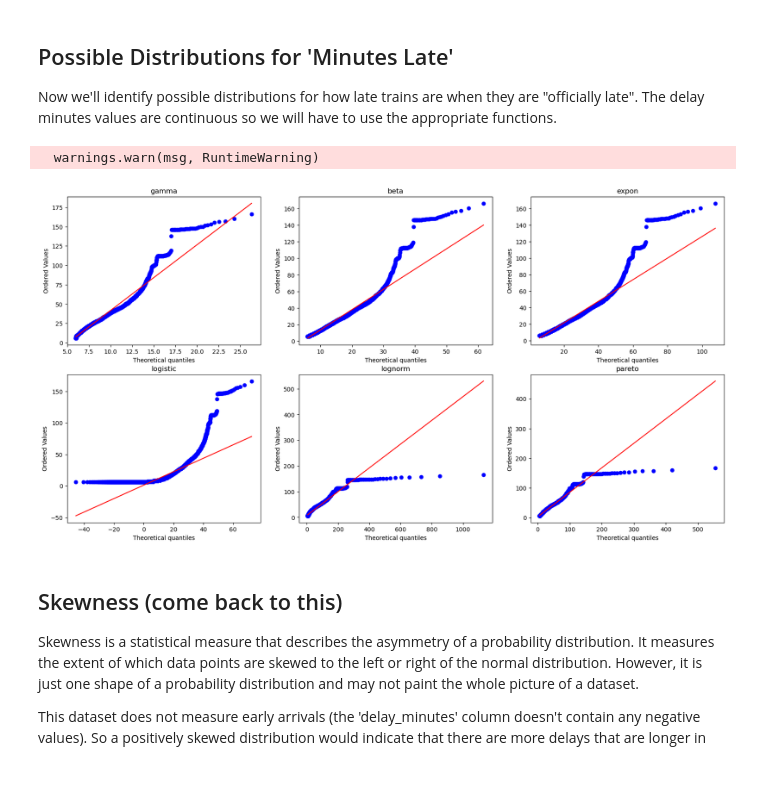
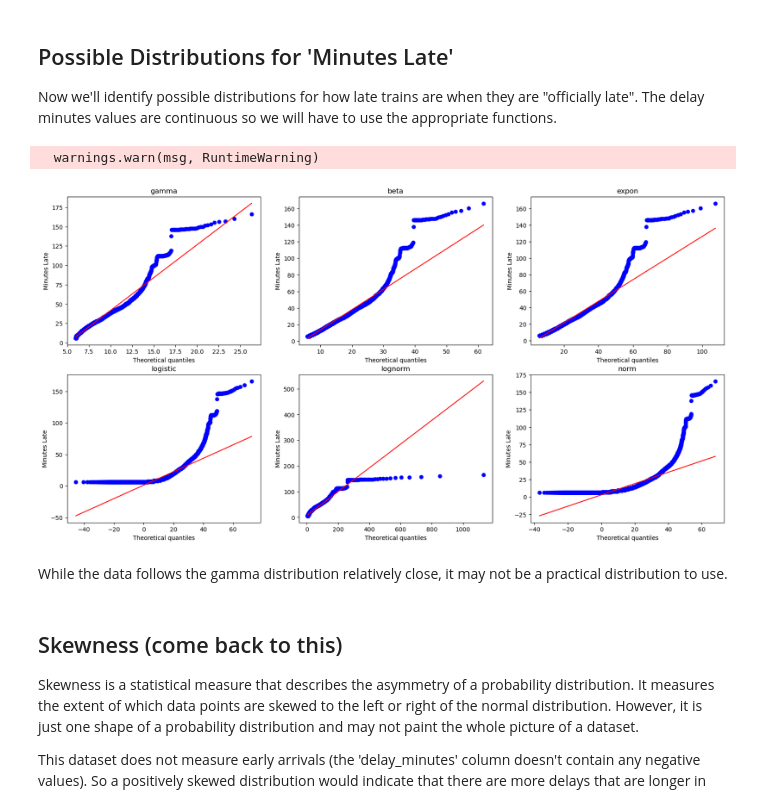
Before and after one commit to d0ugherty/On-Time-Performance-Stats, a Jupyter notebook: on_time_performance.ipynb, the cells around one changed output. Drawn from its saved outputs; the diff is of its cells as text; code cells hidden in the pictures; blank space fills up the shorter version.

Commit message:
distributions

```diff
--- a/on_time_performance.ipynb
+++ b/on_time_performance.ipynb
@@ -188,28 +188,24 @@ plt.show()
 Now we'll identify possible distributions for how late trains are when they are "officially late". The delay minutes values are continuous so we will have to use the appropriate functions.
 # %%
 trains_to_nyp = all_services[(all_services['to'] == 'New York Penn Station')].copy()
-
 data = helper.get_late_arrivals(trains_to_nyp)
 
-distributions = [stats.gamma, stats.beta, stats.expon, stats.logistic, stats.lognorm, stats.pareto]
+distributions = [stats.gamma, stats.beta, stats.expon, stats.logistic, stats.lognorm, stats.norm]
 
-# Create subplots
 fig, axs = plt.subplots(2, len(distributions)//2, figsize=(20,10))
 
 for row in range(2):
     for col, dist in enumerate(distributions[row*len(distributions)//2:(row+1)*len(distributions)//2]):
-        # Fit the distribution to the data
         params = dist.fit(data)
-        # Create a probability plot
         res = stats.probplot(data, sparams=params, dist=dist, plot=axs[row, col])
-        # Set the title of the subplot
         axs[row, col].set_title(dist.name)
-
-# Show the plot
+        axs[row, col].set_ylabel("Minutes Late")
 plt.show()
 # %% [output]
   warnings.warn(msg, RuntimeWarning)
-[figure, old version]
+[figure, new version]
+# %% [markdown]
+While the data follows the gamma distribution relatively close, it may not be a practical distribution to use.
 # %% [markdown]
 ## Skewness (come back to this) <br>
 Skewness is a statistical measure that describes the asymmetry of a probability distribution. It measures the extent of which data points are skewed to the left or right of the normal distribution. However, it is just one shape of a probability distribution and may not paint the whole picture of a dataset.
```
